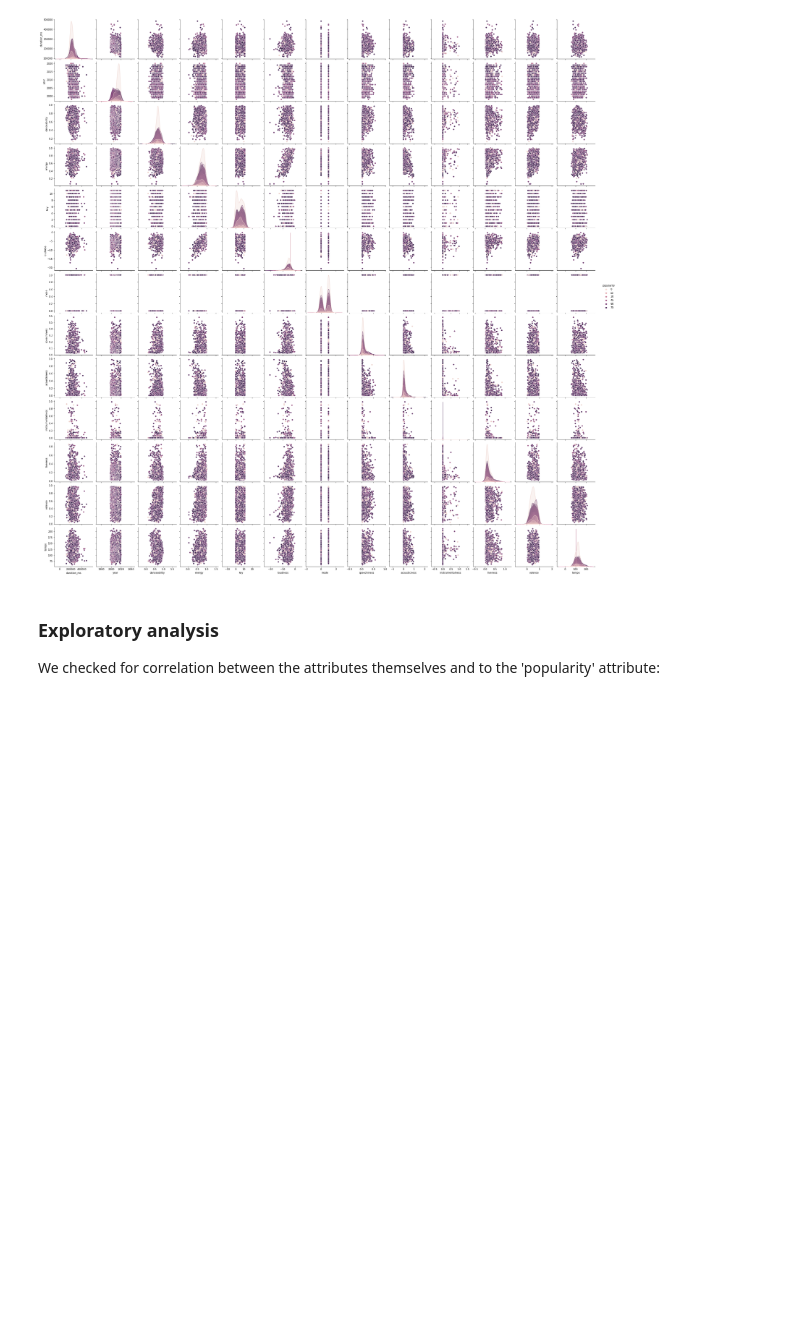
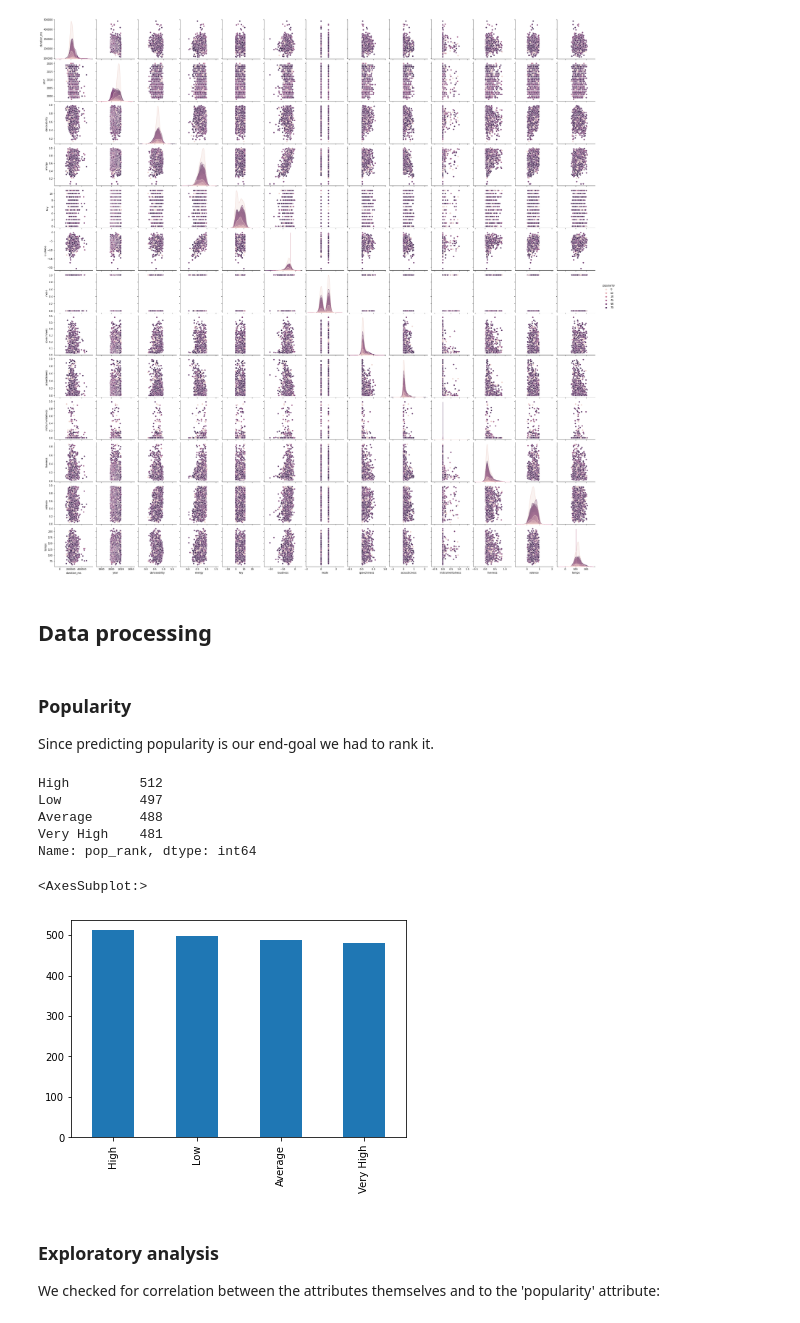
Before and after one commit to TiagoRodrigues-11/IART-feup2022, a Jupyter notebook: Top Hits Spotify/src/Notebook.ipynb, the cells around one changed output. Drawn from its saved outputs; the diff is of its cells as text; code cells hidden in the pictures; blank space fills up the shorter version.

Commit message:
Ranking popularity data and added pdf

```diff
--- a/Top Hits Spotify/src/Notebook.ipynb
+++ b/Top Hits Spotify/src/Notebook.ipynb
@@ -85,6 +85,29 @@ sb.pairplot(top_hits_scatter, hue='popularity')
 # %% [output]
 <seaborn.axisgrid.PairGrid at 0x...>
 [figure]
+# %% [markdown]
+## Data processing
+# %% [markdown]
+### Popularity
+
+Since predicting popularity is our end-goal we had to rank it.
+# %%
+top_hits['pop_rank'] = pd.NaT
+top_hits['pop_rank'].mask(top_hits['popularity'] < 57, 'Low', inplace=True)
+top_hits['pop_rank'].mask(top_hits['popularity'].between(57, 66), 'Average', inplace=True)
+top_hits['pop_rank'].mask(top_hits['popularity'].between(66, 74), 'High', inplace=True)
+top_hits['pop_rank'].mask(top_hits['popularity'] >= 74, 'Very High', inplace=True)
+
+print(top_hits['pop_rank'].value_counts())
+top_hits['pop_rank'].value_counts().plot(kind='bar')
+# %% [output]
+High         512
+Low          497
+Average      488
+Very High    481
+Name: pop_rank, dtype: int64
+<AxesSubplot:>
+[figure, added]
 # %% [markdown]
 ### Exploratory analysis
 We checked for correlation between the attributes themselves and to the 'popularity' attribute:
```
Also changed, not shown: 1 other file.
